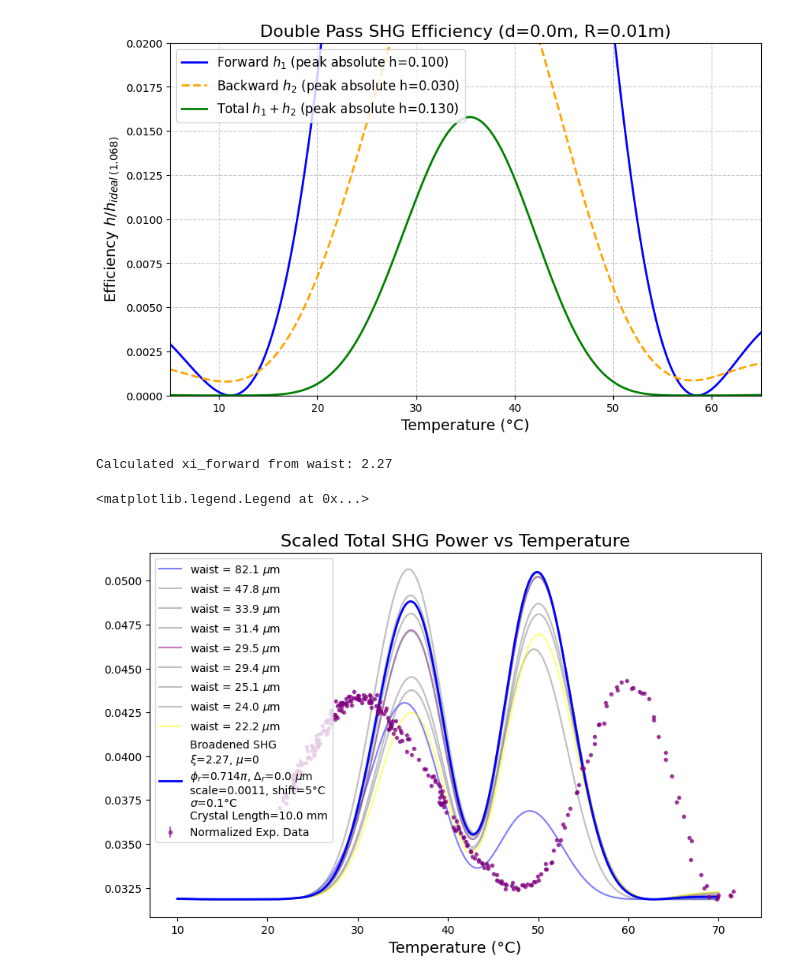
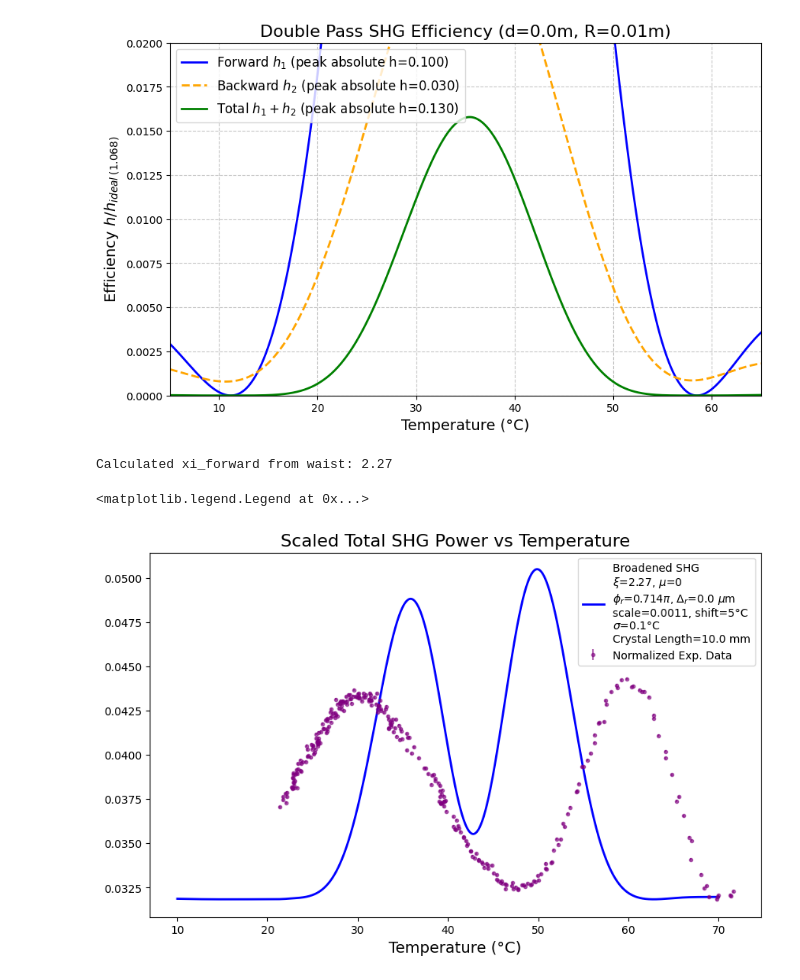
Before and after one commit to qpit/Eskild-Project-2026, a Jupyter notebook: main_document.ipynb, the cells around one changed output. Saved outputs shown, nothing was run; the diff lists cells and outputs as text; code cells hidden in the pictures.

```diff
--- a/main_document.ipynb
+++ b/main_document.ipynb
@@ -1121,38 +1121,38 @@ alt_colors = np.array([
     "gray",
     "gray",
     "gray",
     "purple",
     "gray",
     "gray",
     "gray",
     "yellow"
 ])
 
-for i, w in enumerate(alt_waists):
-    xi_alt = xi_from_waist(w, lamb_omega)
-    _, _, _, _, _, P_fin_alt = calculate_scaled_A2omega(
-        sim_temp_C, QPM, L_use, xi_alt, n_omega, d_distance, R_mirror, phi_r, Delta_r, mus=mus, n_omega=n_omega, n_2omega=n_2omega, Pin=P_in, scale_factor=scale
-    )
-    P_fin_broadened_alt = gaussian_filter1d(P_fin_alt, sigma=sigma_points)
-    ax.plot(T_sub + temperature_shift, P_fin_broadened_alt * 1e6 + power_uW.min(), color=alt_colors[i], alpha=0.5, lw=1.5, label=f'waist = {w*1e6:.1f} $\\mu$m')
+# for i, w in enumerate(alt_waists):
+#     xi_alt = xi_from_waist(w, lamb_omega)
+#     _, _, _, _, _, P_fin_alt = calculate_scaled_A2omega(
+#         sim_temp_C, QPM, L_use, xi_alt, n_omega, d_distance, R_mirror, phi_r, Delta_r, mus=mus, n_omega=n_omega, n_2omega=n_2omega, Pin=P_in, scale_factor=scale
+#     )
+#     P_fin_broadened_alt = gaussian_filter1d(P_fin_alt, sigma=sigma_points)
+#     ax.plot(T_sub + temperature_shift, P_fin_broadened_alt * 1e6 + power_uW.min(), color=alt_colors[i], alpha=0.5, lw=1.5, label=f'waist = {w*1e6:.1f} $\\mu$m')
 
 param_label = (
     f'Broadened SHG\n'
     f'$\\xi$={xi_forward:.2f}, $\\mu$={mus}\n'
     f'$\\phi_r$={(phi_r/np.pi):.3f}$\\pi$, $\\Delta_r$={Delta_r*1e6:.1f} $\\mu$m\n'
     f'scale={scale}, shift={temperature_shift}°C\n'
     f'$\\sigma$={temperature_broadening_sigma}°C\n'
     f'Crystal Length={L_use*1e3:.1f} mm'
 )
 
 # Plot the main broadened signal
 ax.plot(T_sub + temperature_shift, P_fin_broadened * 1e6 + power_uW.min(), label=param_label, color='blue', lw=2)
 
 ax.set_title('Scaled Total SHG Power vs Temperature', fontsize=16)
 ax.errorbar(temperature, power_uW, yerr=SEM_power_uW, fmt='o', markersize=3, label='Normalized Exp. Data', color='purple', alpha=0.6)
 ax.set_xlabel('Temperature (°C)', fontsize=14)
 ax.legend()
 # %% [output]
 Calculated xi_forward from waist: 2.27
 <matplotlib.legend.Legend at 0x...>
-[figure, old version]
+[figure, new version]
```
Also changed, not shown: parts of 1 cell of this notebook.
